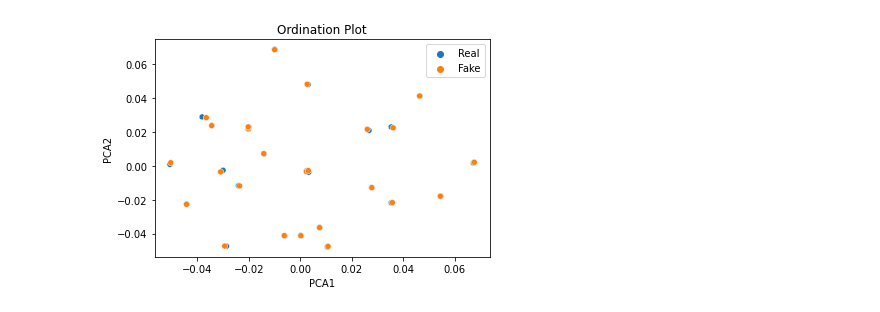
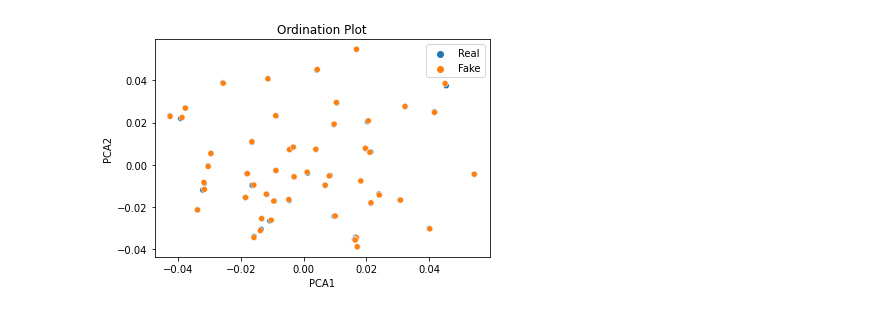
Before and after one commit to yashlal/Deepfake-Microbiomes, a Jupyter notebook: OrdinationPlot.ipynb, the cells around one changed output. Drawn from its saved outputs; the diff is of its cells as text; code cells hidden in the pictures.

```diff
--- a/OrdinationPlot.ipynb
+++ b/OrdinationPlot.ipynb
@@ -151,7 +151,7 @@ def train_net(model, train_size):
     return loss_values, train_y
 
 if __name__=='__main__':
-    train_size, test_size, param = 300, 25, 2500
+    train_size, test_size, param = 3000, 50, 2500
     path = 'model.pth'
 
     net = MyNet(param).to(device)
@@ -168,7 +168,7 @@ if __name__=='__main__':
     lv, full_lam = train_net(net, train_size=train_size)
     full_lam = pd.DataFrame(np.array(regenerate_PWMatrix(full_lam, 462)), index=trimmed_specs, columns=trimmed_specs)
     transformed_data, labels = test_net(model=net, test_size=test_size, Lambda_Mat=full_lam, prob_distro=prob_distro)
-    df = pd.DataFrame(tranformed_data, columns=['PCA1', 'PCA2'])
+    df = pd.DataFrame(transformed_data, columns=['PCA1', 'PCA2'])
     torch.save(net.state_dict(), path)
 
     ax0 = sns.scatterplot(data=df, x='PCA1', y='PCA2', hue=labels)
@@ -197 +197 @@ Community Loss is 0.00011706188359301729
-[figure, old version]
+[figure, new version]
```
Also changed, not shown: parts of 1 cell of this notebook.
